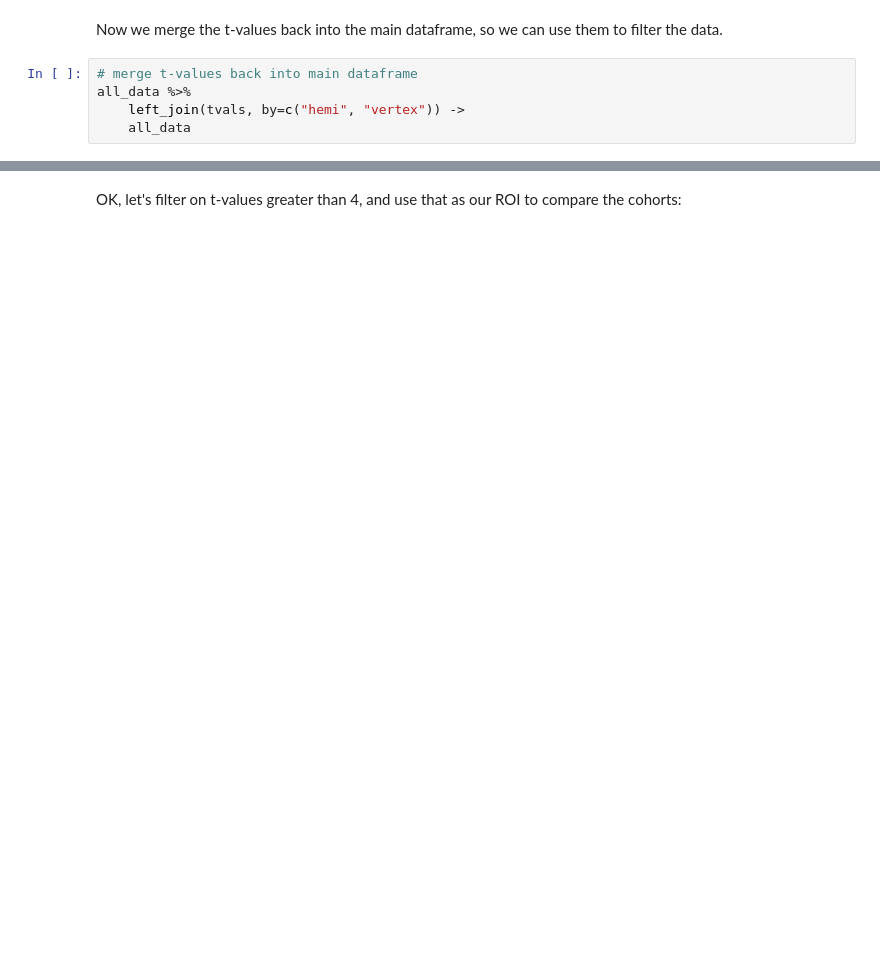
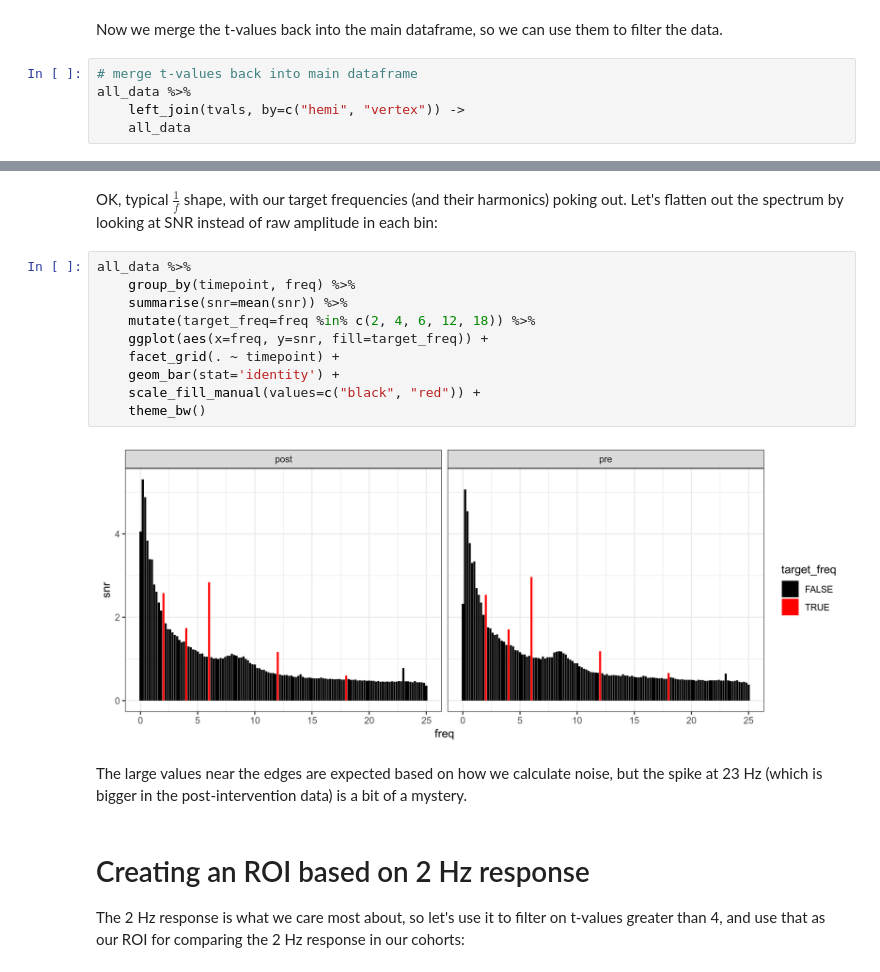
Before and after one commit to yeatmanlab/preK-MEG, a Jupyter notebook: analysis/ssvef/SNR.ipynb, the cells around one changed output, grey strips where cells are left out. Saved outputs shown, nothing was run; the diff lists cells and outputs as text; blank space fills up the shorter version.

```diff
--- a/analysis/ssvef/SNR.ipynb
+++ b/analysis/ssvef/SNR.ipynb
@@ -101,2 +163,21 @@ Optional save/load point:
+# %% [markdown]
+OK, typical $\frac{1}{f}$ shape, with our target frequencies (and their harmonics) poking out. Let's flatten out the spectrum by looking at SNR instead of raw amplitude in each bin:
+# %%
+all_data %>%
+    group_by(timepoint, freq) %>%
+    summarise(snr=mean(snr)) %>%
+    mutate(target_freq=freq %in% c(2, 4, 6, 12, 18)) %>%
+    ggplot(aes(x=freq, y=snr, fill=target_freq)) +
+    facet_grid(. ~ timepoint) +
+    geom_bar(stat='identity') +
+    scale_fill_manual(values=c("black", "red")) +
+    theme_bw()
+# %% [output]
+[figure, added]
+# %% [markdown]
+The large values near the edges are expected based on how we calculate noise, but the spike at 23 Hz (which is bigger in the post-intervention data) is a bit of a mystery.
 # %% [markdown]
-OK, let's filter on t-values greater than 4, and use that as our ROI to compare the cohorts:
+# Creating an ROI based on 2 Hz response
+
+The 2 Hz response is what we care most about, so let's use it to filter on t-values greater than 4, and use that as our ROI for comparing the 2 Hz response in our
+cohorts:
```
Also changed, not shown: parts of 35 cells of this notebook.
